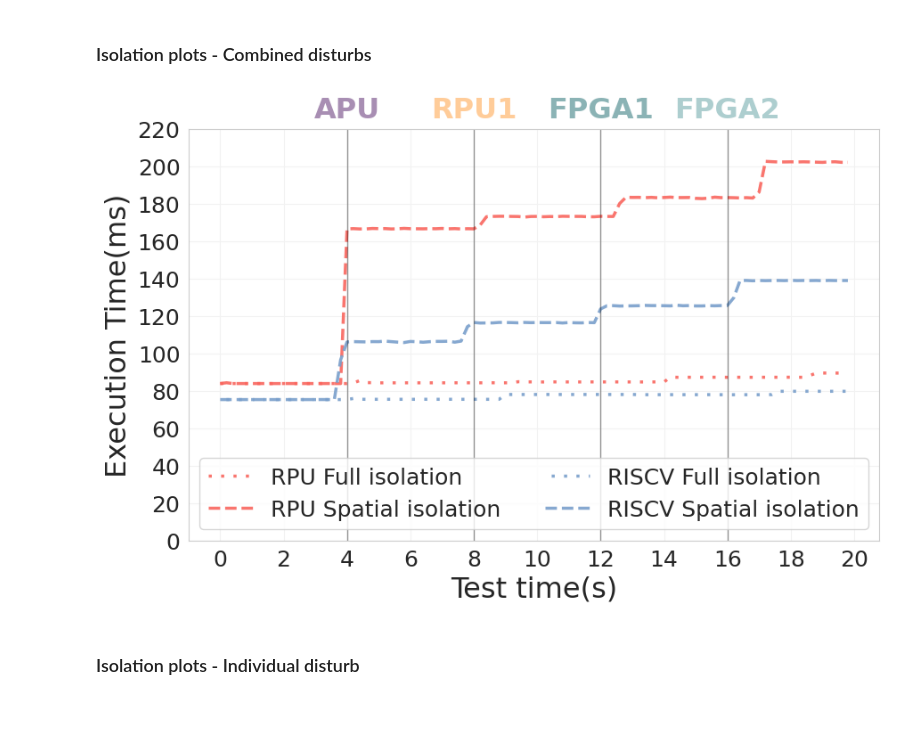
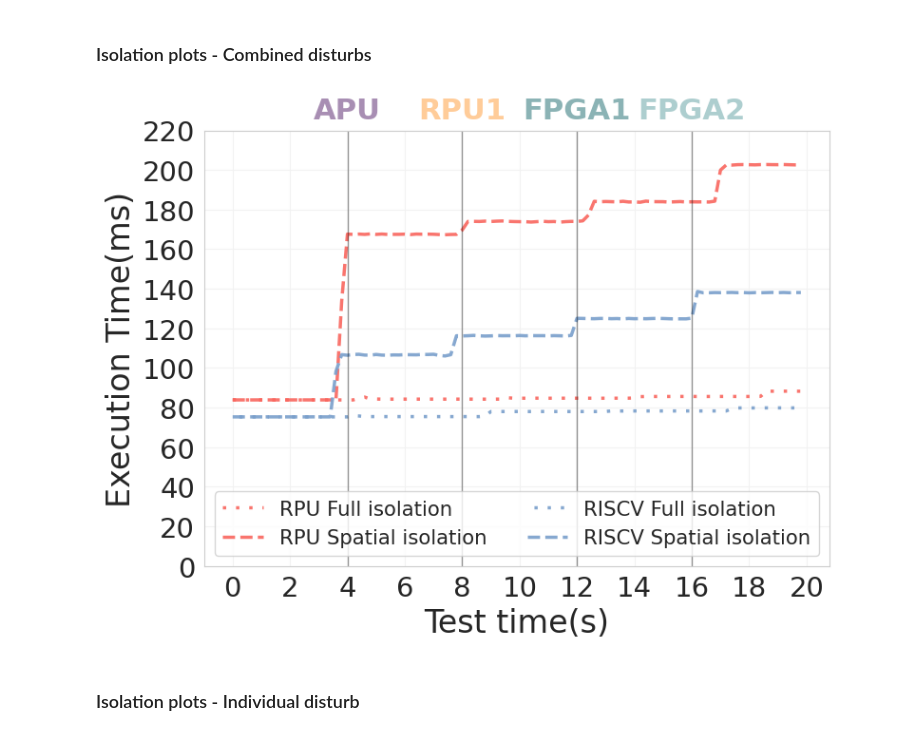
Before and after one commit to DanieleOttaviano/test_omnivisor_host, a Jupyter notebook: notebooks/Omnivisor_test_plots.ipynb, the cells around one changed output. Cells and saved outputs as stored; diff of their text form; code cells hidden in the pictures.

Commit message:
Update plots notebook for better image readibility

```diff
--- a/notebooks/Omnivisor_test_plots.ipynb
+++ b/notebooks/Omnivisor_test_plots.ipynb
@@ -37,8 +37,10 @@ from matplotlib.patches import FancyArrowPatch
 ### Layout proprierties
 # %%
 plots_fig_size = (10, 6)
-labels_fontsize = 23
-ticks_fontsize = 18
+plots_fig_size_alt = (9, 6)
+
+labels_fontsize = 24
+ticks_fontsize = 21
 plot_linewidts = 2.5
 
 core_color = {
@@ -76,7 +78,7 @@ activation_colors = {
 }
 
 custom_legend_labels = {
-    'None': 'Legacy',
+    'None': 'Traditional',
     'Spatial': 'Spatial',
     'Full': 'Full'
 }
@@ -289,42 +291,45 @@ isolation_df_individual = isolation_df_individual.apply(to_slowdown, axis = 1)
 # %% [markdown]
 ### Isolation plots - Combined disturbs
 # %%
-plt.figure(figsize=plots_fig_size)
+plt.figure(figsize=plots_fig_size_alt)
 sns.set_style("whitegrid", {"grid.color": ".95"})
 ax = plt.gca()
 
 for core in sortedCores:
     for isolation in sortedIsolations[:2]:
         ax = sns.lineplot(
                 x='Time', y='Value',
                 data=isolation_df_all[(isolation_df_all.Disturb == 'ALL') & (isolation_df_all.Core == core) & (isolation_df_all.Isolation == isolation)],
                 label=f'{core} {isolation} isolation',
                 linewidth=plot_linewidts,
                 color=core_color[core],
                 linestyle =isolation_style[isolation][core],
                 alpha=0.9,
                 ax=ax)
 
 ax.yaxis.grid(True)
 
 plt.xticks(np.arange(0, 22, 2), fontsize=ticks_fontsize)
 plt.yticks(np.arange(0, 221, 20),fontsize=ticks_fontsize)
 
 for i, disturb in enumerate(['APU', 'RPU1', 'FPGA1', 'FPGA2']):
-    plt.text(4 * (i + 1), 230, disturb, fontsize=labels_fontsize, weight='bold', ha='center', va='center', color=disturb_color[disturb])
+    plt.text(4 * (i + 1), 230, disturb, fontsize=labels_fontsize*.92, weight='bold', ha='center', va='center', color=disturb_color[disturb])
     plt.axvline(x=4 * (i + 1), linestyle='-', linewidth=1, alpha=0.4, color='black')
 
 plt.xlabel("Test time(s)", fontsize=labels_fontsize)
 plt.ylabel("Execution Time(ms)", fontsize=labels_fontsize)
 
 plt.legend(
     # bbox_to_anchor=(0.5, 1.07),
-    loc='lower center', fontsize=ticks_fontsize, ncol=2)
+    loc='lower center', fontsize=ticks_fontsize * .73, ncol=2)
+
+# fig = plt.figure()
+plt.tight_layout()
 
 # Save the plot in the specified directory
 plt.savefig(os.path.join(output_directory, ("RISCV_RPU_ALL.png")))
 # %% [output]
-[figure, old version]
+[figure, new version]
 # %% [markdown]
 ### Isolation plots - Individual disturb
 # %%
```
Also changed, not shown: parts of 2 cells of this notebook.
